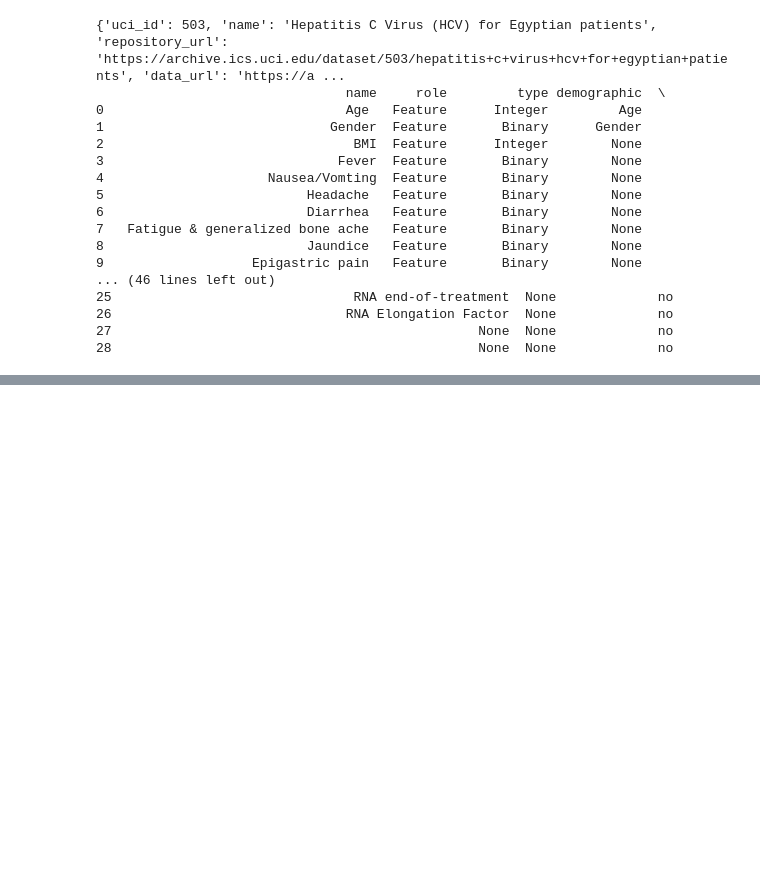
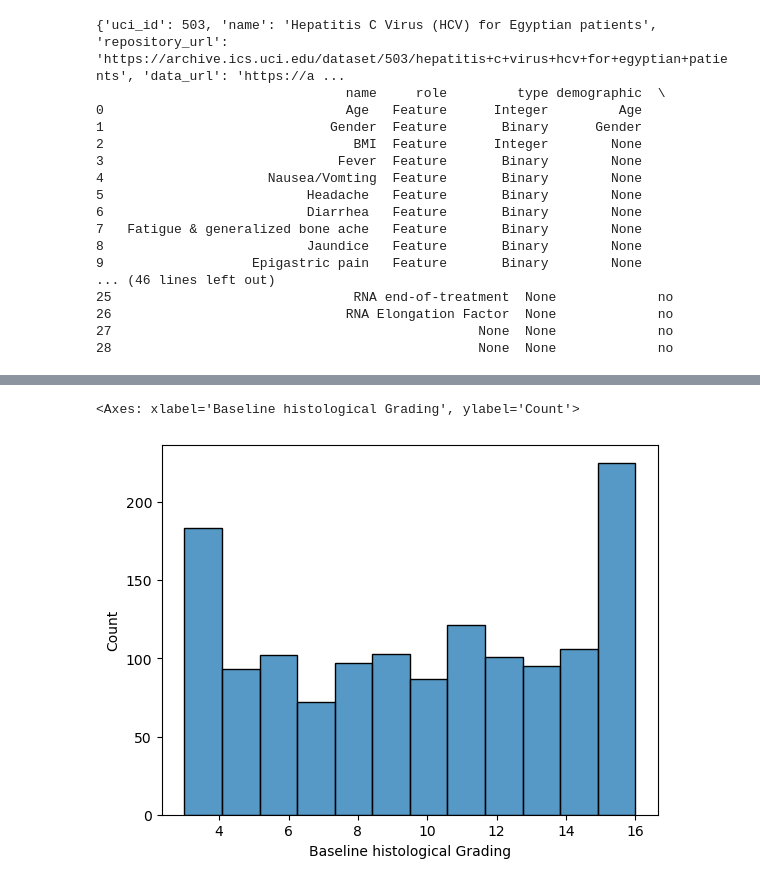
Before and after one commit to timqn22/CS189-projects, a Jupyter notebook: HW6/HW6.ipynb, the cells around one changed output, grey strips where cells are left out. Drawn from its saved outputs; the diff is of its cells as text; code cells hidden in the pictures; blank space fills up the shorter version.

```diff
--- a/HW6/HW6.ipynb
+++ b/HW6/HW6.ipynb
@@ -96,0 +215,7 @@ def evaluate_model(y_true, y_pred, label_nums, label_names):
+# %%
+# Distribution of baseline histological grading data
+
+sns.histplot(data['Baseline histological Grading'])
+# %% [output]
+<Axes: xlabel='Baseline histological Grading', ylabel='Count'>
+[figure, added]
```
Also changed, not shown: parts of 75 cells of this notebook.
